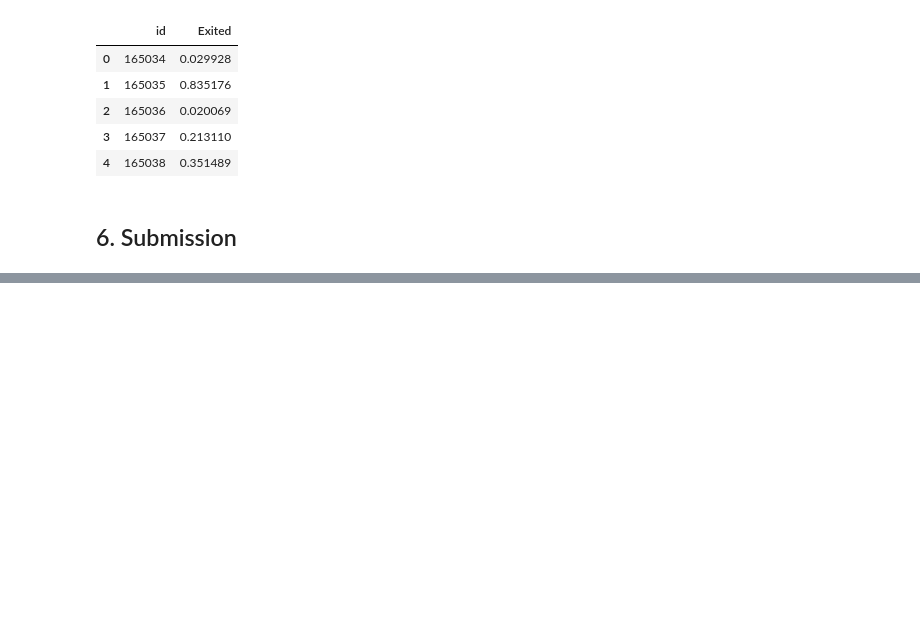
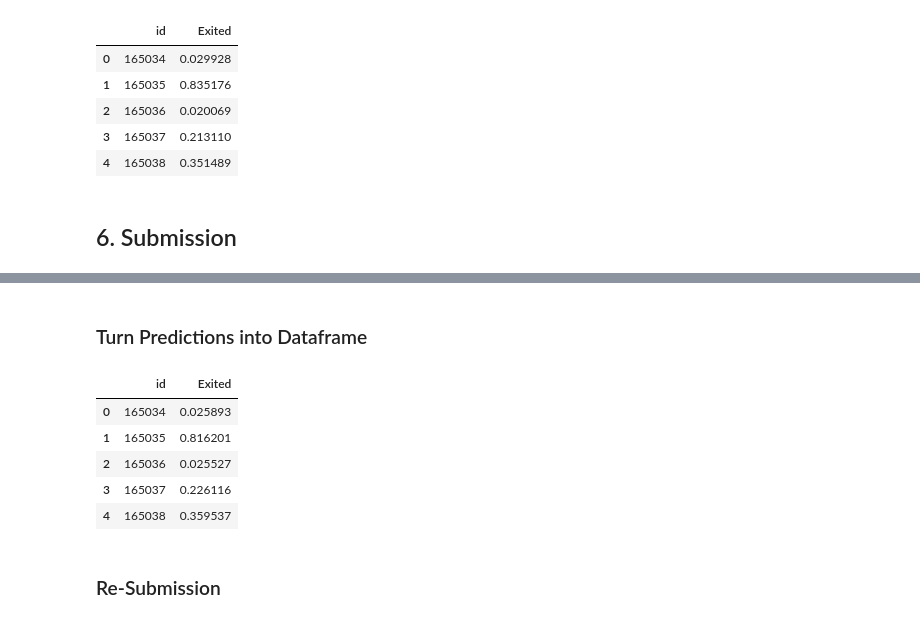
Before and after one commit to Kaaykun/Kaggle-Competition-01, a Jupyter notebook: notebooks/main.ipynb, the cells around one changed output, grey strips where cells are left out. Cells and saved outputs as stored; diff of their text form; code cells hidden in the pictures; blank space fills up the shorter version.

```diff
--- a/notebooks/main.ipynb
+++ b/notebooks/main.ipynb
@@ -766,0 +1126,18 @@ predictions = best_model.predict(X_test)
+# %% [markdown]
+### Turn Predictions into Dataframe
+# %%
+avg_submission2 = pd.DataFrame(predictions2).mean(axis=0)
+
+submission2 = pd.read_csv(f'{MAIN_PATH}/sample_submission.csv')
+
+submission2["Exited"] = avg_submission2
+submission2.head()
+# %% [output]
+|  | id | Exited |
+| 0 | 165034 | 0.025893 |
+| 1 | 165035 | 0.816201 |
+| 2 | 165036 | 0.025527 |
+| 3 | 165037 | 0.226116 |
+| 4 | 165038 | 0.359537 |
+# %% [markdown]
+### Re-Submission
```
Also changed, not shown: parts of 36 cells of this notebook, 4 other files.
